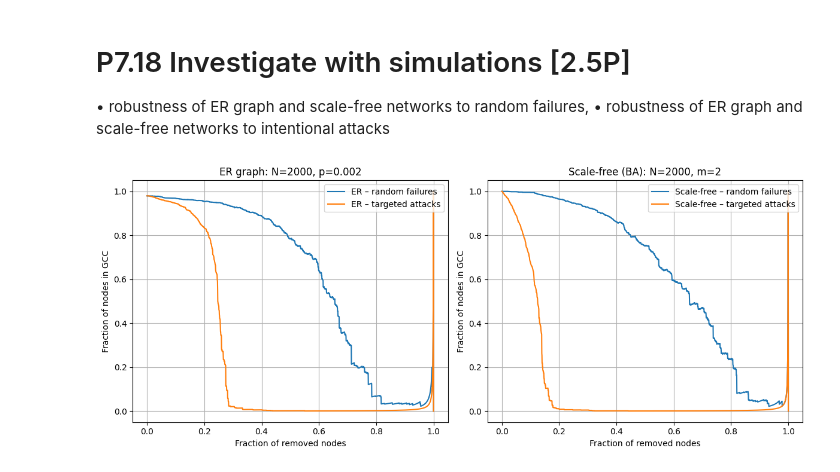
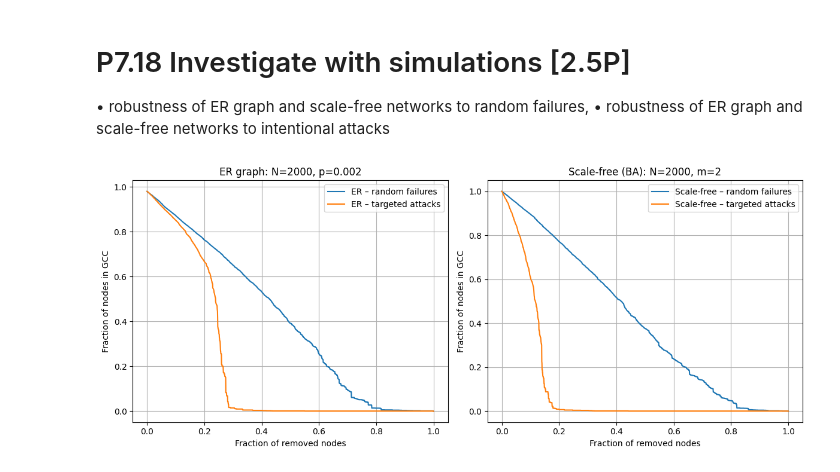
Before and after one commit to OganKuba/Social-Recomndation-Systems-Tasks, a Jupyter notebook: P7/P7.ipynb, the cells around one changed output. Saved outputs shown, nothing was run; the diff lists cells and outputs as text; code cells hidden in the pictures.

```diff
--- a/P7/P7.ipynb
+++ b/P7/P7.ipynb
@@ -85,6 +85,10 @@ def theoretical_Pk(k, m):
     k = np.asarray(k, dtype=float)
     return 2 * m * (m + 1) / (k * (k + 1) * (k + 2))
 
+def theoretical_Nk(k, t, m):
+    k = np.asarray(k, dtype=float)
+    return 2 * m * (m + 1) * t / (k * (k + 1) * (k + 2))
+
 
 def plot_degree_histogram_with_theory(N=800, t=800, m0=3, m=2, realizations=100):
     all_degree_counts = get_empirical_degree_counts(N, t, m0, m, realizations)
@@ -98,11 +102,12 @@ def plot_degree_histogram_with_theory(N=800, t=800, m0=3, m=2, realizations=100)
     degrees_arr = np.array(degrees, dtype=float)
     mask = degrees_arr >= m
     k_theory = degrees_arr[mask]
-    P_k = theoretical_Pk(k_theory, m)
-    theory_counts = t * P_k
+
+    theory_counts = theoretical_Nk(k_theory, t, m)
 
     plt.plot(k_theory, theory_counts, linestyle='--', linewidth=2,
-             label=r'Theory: $t \cdot P(k)$')
+             label=r'Theory: $N_k(t)=\frac{2m(m+1)t}{k(k+1)(k+2)}$')
+
 
     plt.xlabel("Degree k")
     plt.ylabel("Average number of nodes with degree k")
@@ -560,21 +565,18 @@ import networkx as nx
 import matplotlib.pyplot as plt
 import random
 
-def giant_component_fraction(G):
+def giant_component_fraction_relative_to_N0(G, N0):
     if G.number_of_nodes() == 0:
         return 0.0
-    if nx.is_connected(G):
-        return 1.0
-    comps = nx.connected_components(G)
-    largest = max(comps, key=len)
-    return len(largest) / G.number_of_nodes()
+    largest = max(nx.connected_components(G), key=len)
+    return len(largest) / N0
 
 def simulate_robustness(G, strategy="random"):
     G = G.copy()
     N0 = G.number_of_nodes()
 
     fractions_removed = [0.0]
-    gcc_fractions = [giant_component_fraction(G)]
+    gcc_fractions = [giant_component_fraction_relative_to_N0(G, N0)]
 
     for t in range(1, N0 + 1):
         if G.number_of_nodes() == 0:
@@ -592,7 +594,7 @@ def simulate_robustness(G, strategy="random"):
         G.remove_node(node)
 
         fractions_removed.append(t / N0)
-        gcc_fractions.append(giant_component_fraction(G))
+        gcc_fractions.append(giant_component_fraction_relative_to_N0(G, N0))
 
     return np.array(fractions_removed), np.array(gcc_fractions)
 
@@ -614,31 +616,31 @@ def compare_er_vs_sf(N=2000, p=0.002, m=2, seed=0):
     plt.subplot(1, 2, 1)
     plt.plot(x_er_rand, y_er_rand, label="ER – random failures")
     plt.plot(x_er_targ, y_er_targ, label="ER – targeted attacks")
     plt.xlabel("Fraction of removed nodes")
     plt.ylabel("Fraction of nodes in GCC")
     plt.title(f"ER graph: N={N}, p={p}")
     plt.legend()
     plt.grid(True)
 
     plt.subplot(1, 2, 2)
     plt.plot(x_sf_rand, y_sf_rand, label="Scale-free – random failures")
     plt.plot(x_sf_targ, y_sf_targ, label="Scale-free – targeted attacks")
     plt.xlabel("Fraction of removed nodes")
     plt.ylabel("Fraction of nodes in GCC")
     plt.title(f"Scale-free (BA): N={N}, m={m}")
     plt.legend()
     plt.grid(True)
 
     plt.tight_layout()
     plt.show()
 
     return {
         "ER_random": (x_er_rand, y_er_rand),
         "ER_targeted": (x_er_targ, y_er_targ),
         "SF_random": (x_sf_rand, y_sf_rand),
         "SF_targeted": (x_sf_targ, y_sf_targ),
     }
 
 results = compare_er_vs_sf(N=2000, p=0.002, m=2, seed=0)
 # %% [output]
-[figure, old version]
+[figure, new version]
```
Also changed, not shown: parts of 1 cell of this notebook, 3 other files.
